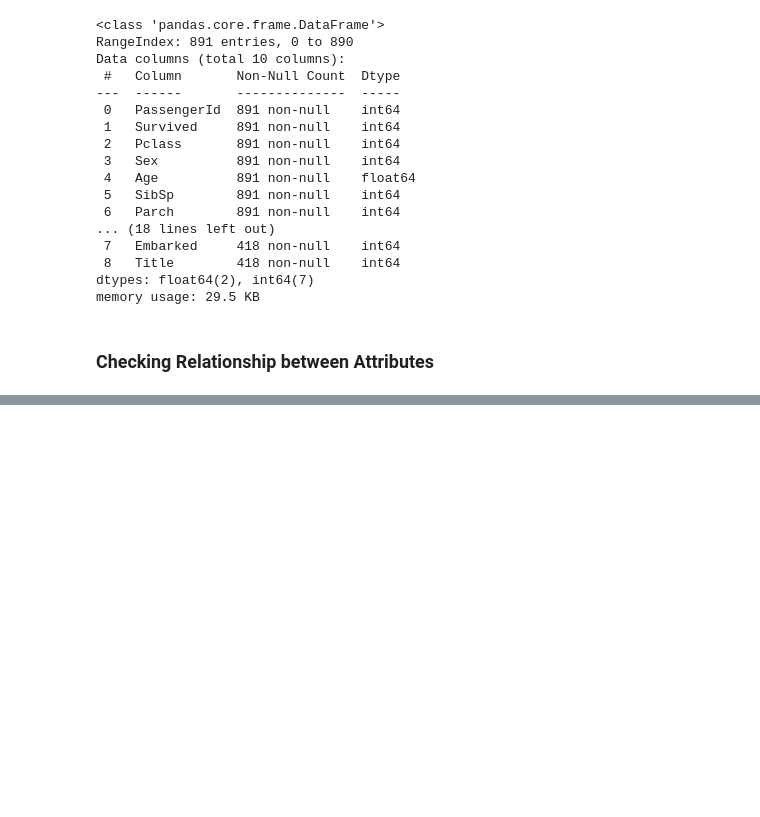
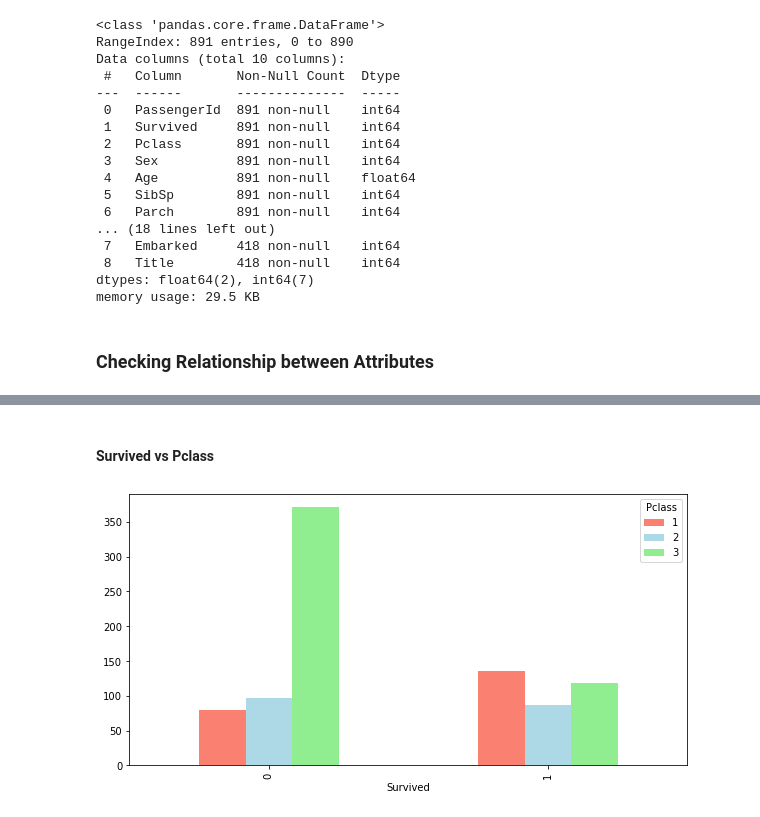
Before and after one commit to Charles2005/Titanic-Competition-Notebook, a Jupyter notebook: Files/Titanic-Notebook.ipynb, the cells around one changed output, grey strips where cells are left out. Saved outputs shown, nothing was run; the diff lists cells and outputs as text; code cells hidden in the pictures; blank space fills up the shorter version.

```diff
--- a/Files/Titanic-Notebook.ipynb
+++ b/Files/Titanic-Notebook.ipynb
@@ -431,0 +448,6 @@ memory usage: 29.5 KB
+# %% [markdown]
+#### Survived vs Pclass
+# %%
+pd.crosstab(train.Survived, train.Pclass).plot(kind="bar", figsize=(10,5), color=["salmon", "lightblue", "lightgreen"]);
+# %% [output]
+[figure, added]
```
Also changed, not shown: parts of 9 cells of this notebook.
